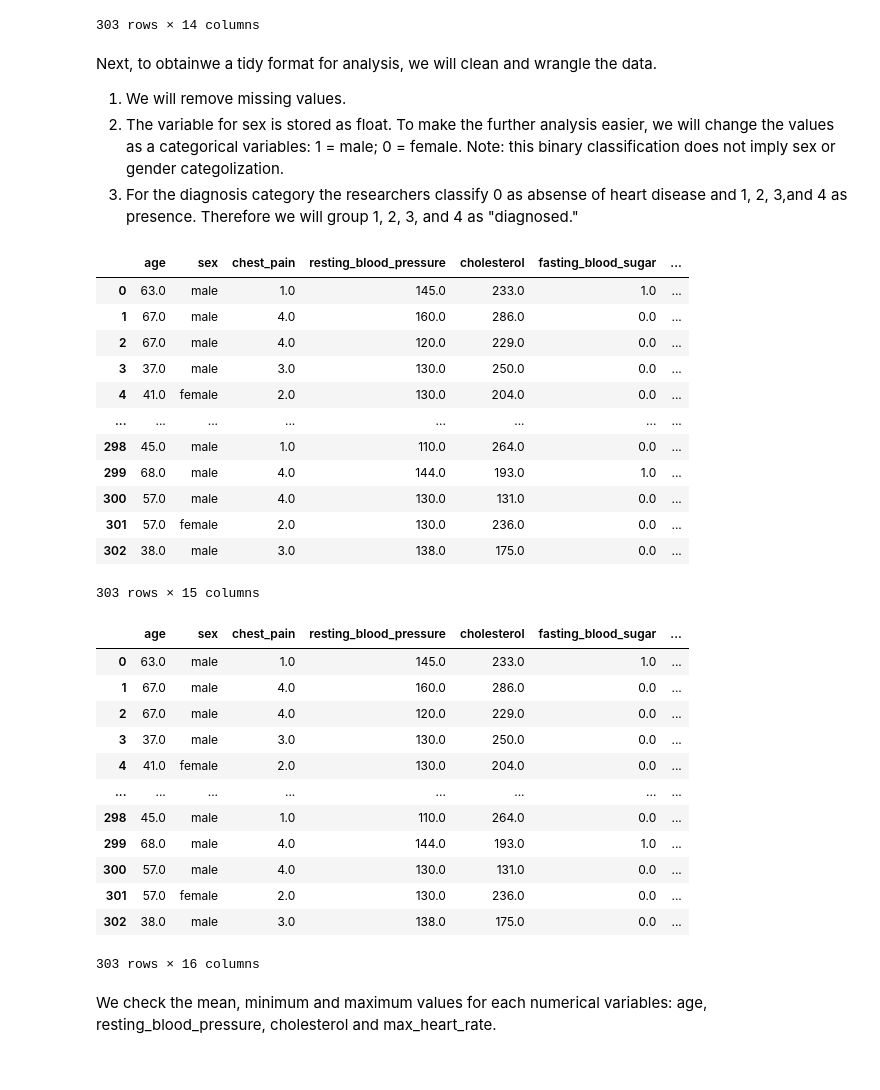
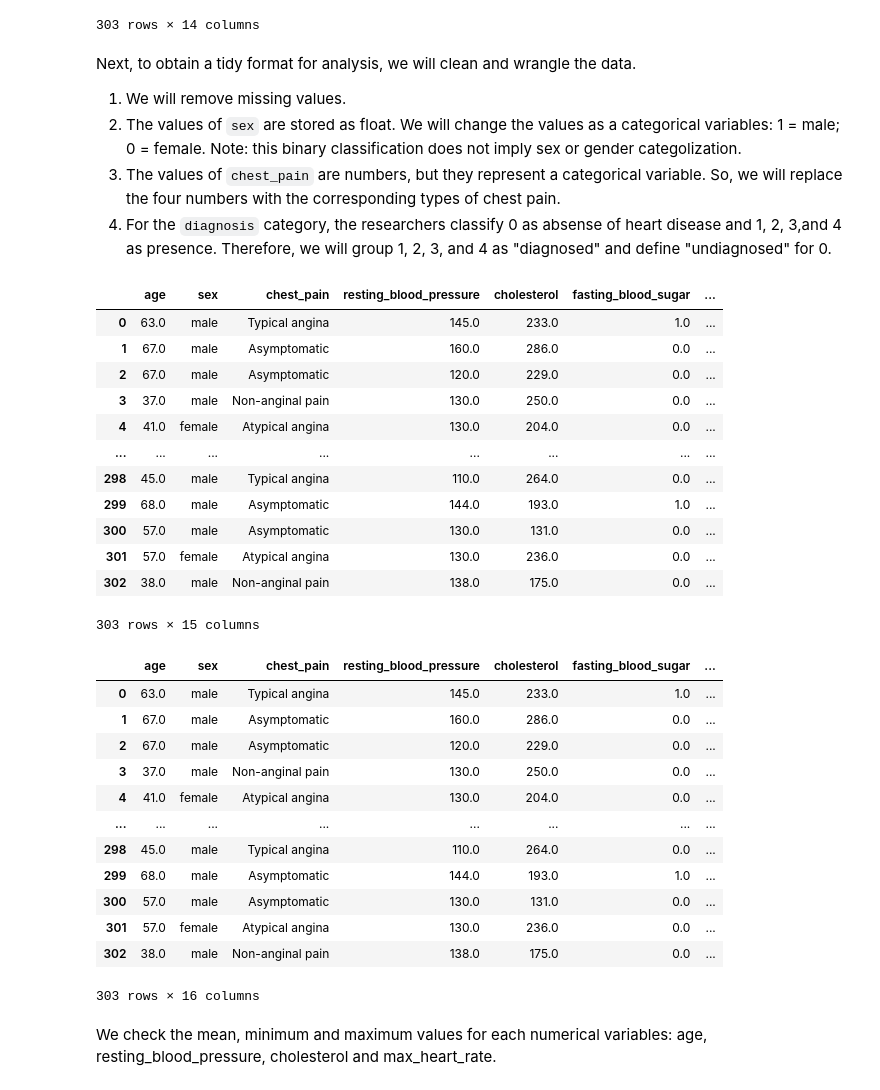
Before and after one commit to ytorigata/dsci-100-2022w2-group-22, a Jupyter notebook: docs/group_project_proposal.ipynb, the cells around one changed output. Saved outputs shown, nothing was run; the diff lists cells and outputs as text; code cells hidden in the pictures.

```diff
--- a/docs/group_project_proposal.ipynb
+++ b/docs/group_project_proposal.ipynb
@@ -74,50 +74,59 @@ heart_disease_data
 | 302 | 38.0 | 1.0 | 3.0 | 138.0 | 175.0 | 0.0 | ... |
 303 rows × 14 columns
 # %% [markdown]
-Next, to obtainwe a tidy format for analysis, we will clean and wrangle the data.
+Next, to obtain a tidy format for analysis, we will clean and wrangle the data.
 
 1. We will remove missing values.
-2. The variable for sex is stored as float. To make the further analysis easier, we will change the values as a categorical variables: 1 = male; 0 = female. Note: this binary classification does not imply sex or gender categolization.
-3. For the diagnosis category the researchers classify 0 as absense of heart disease and 1, 2, 3,and 4 as presence. Therefore we will group 1, 2, 3, and 4 as "diagnosed."
+2. The values of `sex` are stored as float. We will change the values as a categorical variables: 1 = male; 0 = female. Note: this binary classification does not imply sex or gender categolization.
+3. The values of `chest_pain` are numbers, but they represent a categorical variable. So, we will replace the four numbers with the corresponding types of chest pain.
+4. For the `diagnosis` category, the researchers classify 0 as absense of heart disease and 1, 2, 3,and 4 as presence. Therefore, we will group 1, 2, 3, and 4 as "diagnosed" and define "undiagnosed" for 0.
 # %%
 heart_disease_data.dropna
 
 heart_disease_data["sex"] = heart_disease_data["sex"].apply(lambda x: "male" if (x == 1.0) else "female")
 
+# replace the values of chest_pain
+heart_disease_data['chest_pain'] = heart_disease_data['chest_pain'].replace({
+    1: 'Typical angina',
+    2: 'Atypical angina',
+    3: 'Non-anginal pain',
+    4: 'Asymptomatic',
+})
+
 # define a column, "heart_disease", based on the "diagnosis" column
 heart_disease_data["heart_disease"] = heart_disease_data["diagnosis"].apply(lambda x: "undiagnosed" if (x == 0) else "diagnosed")
 
 heart_disease_data
 # %% [output]
 |  | age | sex | chest_pain | resting_blood_pressure | cholesterol | fasting_blood_sugar | ... |
-| 0 | 63.0 | male | 1.0 | 145.0 | 233.0 | 1.0 | ... |
-| 1 | 67.0 | male | 4.0 | 160.0 | 286.0 | 0.0 | ... |
-| 2 | 67.0 | male | 4.0 | 120.0 | 229.0 | 0.0 | ... |
-| 3 | 37.0 | male | 3.0 | 130.0 | 250.0 | 0.0 | ... |
-| 4 | 41.0 | female | 2.0 | 130.0 | 204.0 | 0.0 | ... |
+| 0 | 63.0 | male | Typical angina | 145.0 | 233.0 | 1.0 | ... |
+| 1 | 67.0 | male | Asymptomatic | 160.0 | 286.0 | 0.0 | ... |
+| 2 | 67.0 | male | Asymptomatic | 120.0 | 229.0 | 0.0 | ... |
+| 3 | 37.0 | male | Non-anginal pain | 130.0 | 250.0 | 0.0 | ... |
+| 4 | 41.0 | female | Atypical angina | 130.0 | 204.0 | 0.0 | ... |
 | ... | ... | ... | ... | ... | ... | ... | ... |
-| 298 | 45.0 | male | 1.0 | 110.0 | 264.0 | 0.0 | ... |
-| 299 | 68.0 | male | 4.0 | 144.0 | 193.0 | 1.0 | ... |
-| 300 | 57.0 | male | 4.0 | 130.0 | 131.0 | 0.0 | ... |
-| 301 | 57.0 | female | 2.0 | 130.0 | 236.0 | 0.0 | ... |
-| 302 | 38.0 | male | 3.0 | 138.0 | 175.0 | 0.0 | ... |
+| 298 | 45.0 | male | Typical angina | 110.0 | 264.0 | 0.0 | ... |
+| 299 | 68.0 | male | Asymptomatic | 144.0 | 193.0 | 1.0 | ... |
+| 300 | 57.0 | male | Asymptomatic | 130.0 | 131.0 | 0.0 | ... |
+| 301 | 57.0 | female | Atypical angina | 130.0 | 236.0 | 0.0 | ... |
+| 302 | 38.0 | male | Non-anginal pain | 138.0 | 175.0 | 0.0 | ... |
 303 rows × 15 columns
 # %%
 heart_disease_data["number_of_patients"] = heart_disease_data["sex"].apply(lambda x: "1" if (x == "male") else "1")
 heart_disease_data
 # %% [output]
 |  | age | sex | chest_pain | resting_blood_pressure | cholesterol | fasting_blood_sugar | ... |
-| 0 | 63.0 | male | 1.0 | 145.0 | 233.0 | 1.0 | ... |
-| 1 | 67.0 | male | 4.0 | 160.0 | 286.0 | 0.0 | ... |
-| 2 | 67.0 | male | 4.0 | 120.0 | 229.0 | 0.0 | ... |
-| 3 | 37.0 | male | 3.0 | 130.0 | 250.0 | 0.0 | ... |
-| 4 | 41.0 | female | 2.0 | 130.0 | 204.0 | 0.0 | ... |
+| 0 | 63.0 | male | Typical angina | 145.0 | 233.0 | 1.0 | ... |
+| 1 | 67.0 | male | Asymptomatic | 160.0 | 286.0 | 0.0 | ... |
+| 2 | 67.0 | male | Asymptomatic | 120.0 | 229.0 | 0.0 | ... |
+| 3 | 37.0 | male | Non-anginal pain | 130.0 | 250.0 | 0.0 | ... |
+| 4 | 41.0 | female | Atypical angina | 130.0 | 204.0 | 0.0 | ... |
 | ... | ... | ... | ... | ... | ... | ... | ... |
-| 298 | 45.0 | male | 1.0 | 110.0 | 264.0 | 0.0 | ... |
-| 299 | 68.0 | male | 4.0 | 144.0 | 193.0 | 1.0 | ... |
-| 300 | 57.0 | male | 4.0 | 130.0 | 131.0 | 0.0 | ... |
-| 301 | 57.0 | female | 2.0 | 130.0 | 236.0 | 0.0 | ... |
-| 302 | 38.0 | male | 3.0 | 138.0 | 175.0 | 0.0 | ... |
+| 298 | 45.0 | male | Typical angina | 110.0 | 264.0 | 0.0 | ... |
+| 299 | 68.0 | male | Asymptomatic | 144.0 | 193.0 | 1.0 | ... |
+| 300 | 57.0 | male | Asymptomatic | 130.0 | 131.0 | 0.0 | ... |
+| 301 | 57.0 | female | Atypical angina | 130.0 | 236.0 | 0.0 | ... |
+| 302 | 38.0 | male | Non-anginal pain | 138.0 | 175.0 | 0.0 | ... |
 303 rows × 16 columns
 # %% [markdown]
 We check the mean, minimum and maximum values for each numerical variables: age, resting_blood_pressure, cholesterol and max_heart_rate.
```
Also changed, not shown: parts of 2 cells of this notebook.
